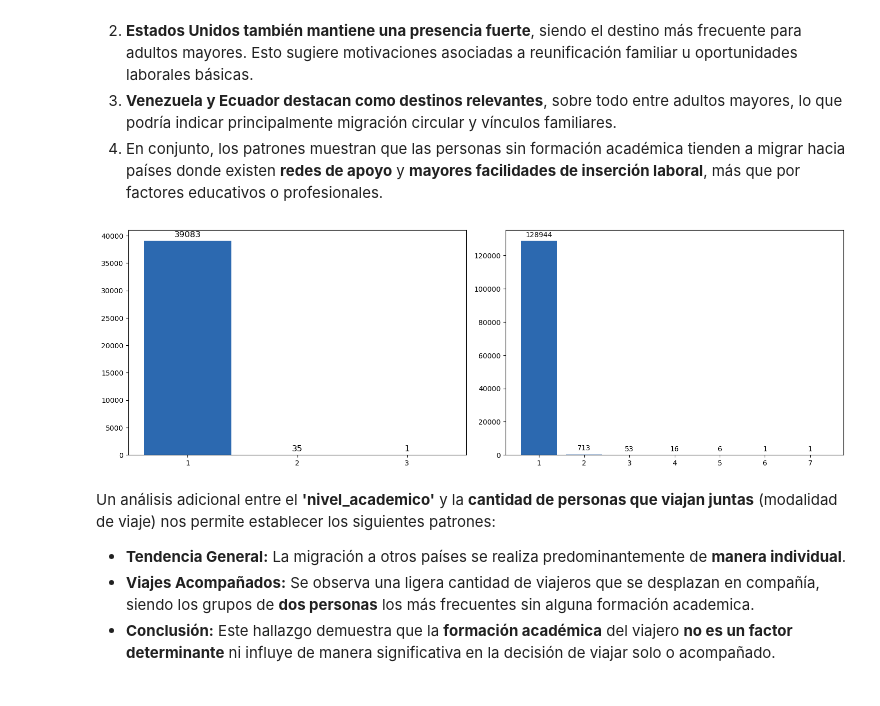
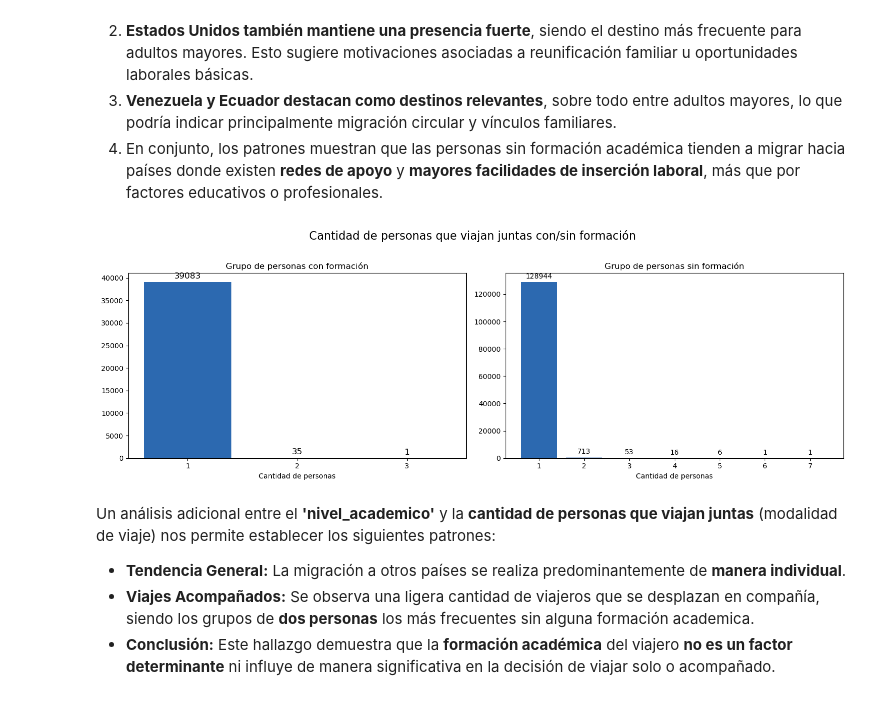
Before and after one commit to AlejandroSegura24/Colombians-migration-data-analysis, a Jupyter notebook: Notebooks/EDA colombians migration.ipynb, the cells around one changed output. Cells and saved outputs as stored; diff of their text form; code cells hidden in the pictures.

```diff
--- a/Notebooks/EDA colombians migration.ipynb
+++ b/Notebooks/EDA colombians migration.ipynb
@@ -496,18 +536,23 @@ El análisis de los destinos de adultos, adultos jóvenes y adultos mayores sin
 # %%
 conteos_formacion = data_adultos_con_formacion_profesional['cantidad_de_personas'].astype(str).value_counts()
 conteos_sin_formacion = data_adultos_sin_formacion_profesional['cantidad_de_personas'].value_counts()
 
 fig, ax = plt.subplots(1, 2, figsize=(15, 5))
 barras_1 = ax[0].bar(conteos_formacion.index, conteos_formacion.values, color=palette_custom)
 ax[0].bar_label(barras_1, fmt='%d', padding=3, fontsize= 12)
+ax[0].set_title('Grupo de personas con formación')
+ax[0].set_xlabel('Cantidad de personas')
 
 barras_2 = ax[1].bar(conteos_sin_formacion.index, conteos_sin_formacion.values, color=palette_custom)
 ax[1].bar_label(barras_2, fmt='%d', padding=3)
+ax[1].set_title('Grupo de personas sin formación')
+ax[1].set_xlabel('Cantidad de personas')
 
+plt.suptitle('Cantidad de personas que viajan juntas con/sin formación', fontsize=16, y=1.02)
 plt.tight_layout()
 plt.show()
 # %% [output]
-[figure, old version]
+[figure, new version]
 # %% [markdown]
 Un análisis adicional entre el **'nivel_academico'** y la **cantidad de personas que viajan juntas** (modalidad de viaje) nos permite establecer los siguientes patrones:
 
```
Also changed, not shown: parts of 16 cells of this notebook, 1 other file.
